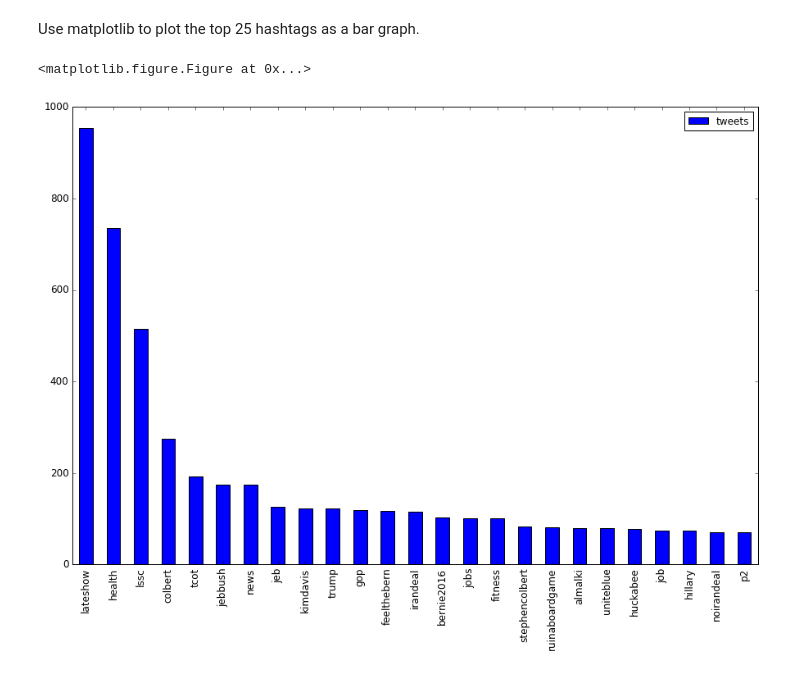
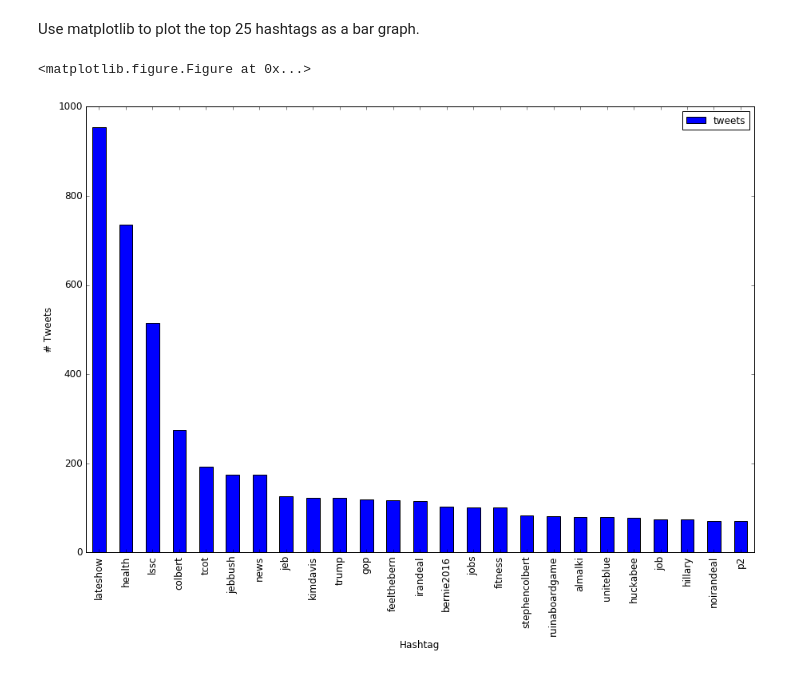
Before and after one commit to kevincoakley/neo4j-jupyter, a Jupyter notebook: py2neo-002.ipynb, the cells around one changed output. Cells and saved outputs as stored; diff of their text form; code cells hidden in the pictures.

```diff
--- a/py2neo-002.ipynb
+++ b/py2neo-002.ipynb
@@ -59,12 +59,14 @@ Use matplotlib to plot the top 25 hashtags as a bar graph.
 # %%
 %matplotlib inline
 
 import matplotlib.pyplot as plt
 
 plt.figure()
 ax = top_hashtags_df.plot(kind='bar', figsize=(15,10), legend=True, fontsize=12)
 ax.set_xticklabels(top_hashtags_df["hashtag"])
+ax.set_xlabel("Hashtag", fontsize=12)
+ax.set_ylabel("# Tweets", fontsize=12)
 plt.show()
 # %% [output]
 <matplotlib.figure.Figure at 0x...>
-[figure, old version]
+[figure, new version]
```
